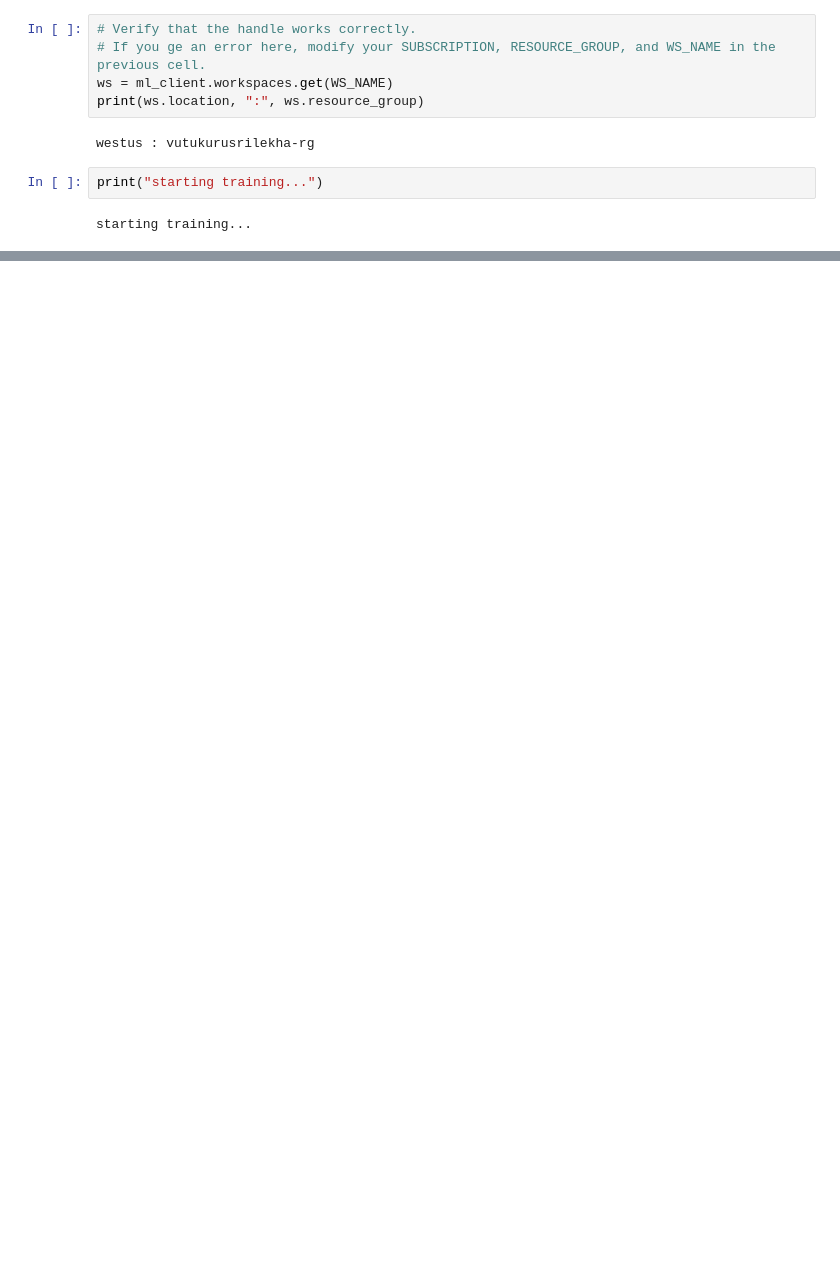
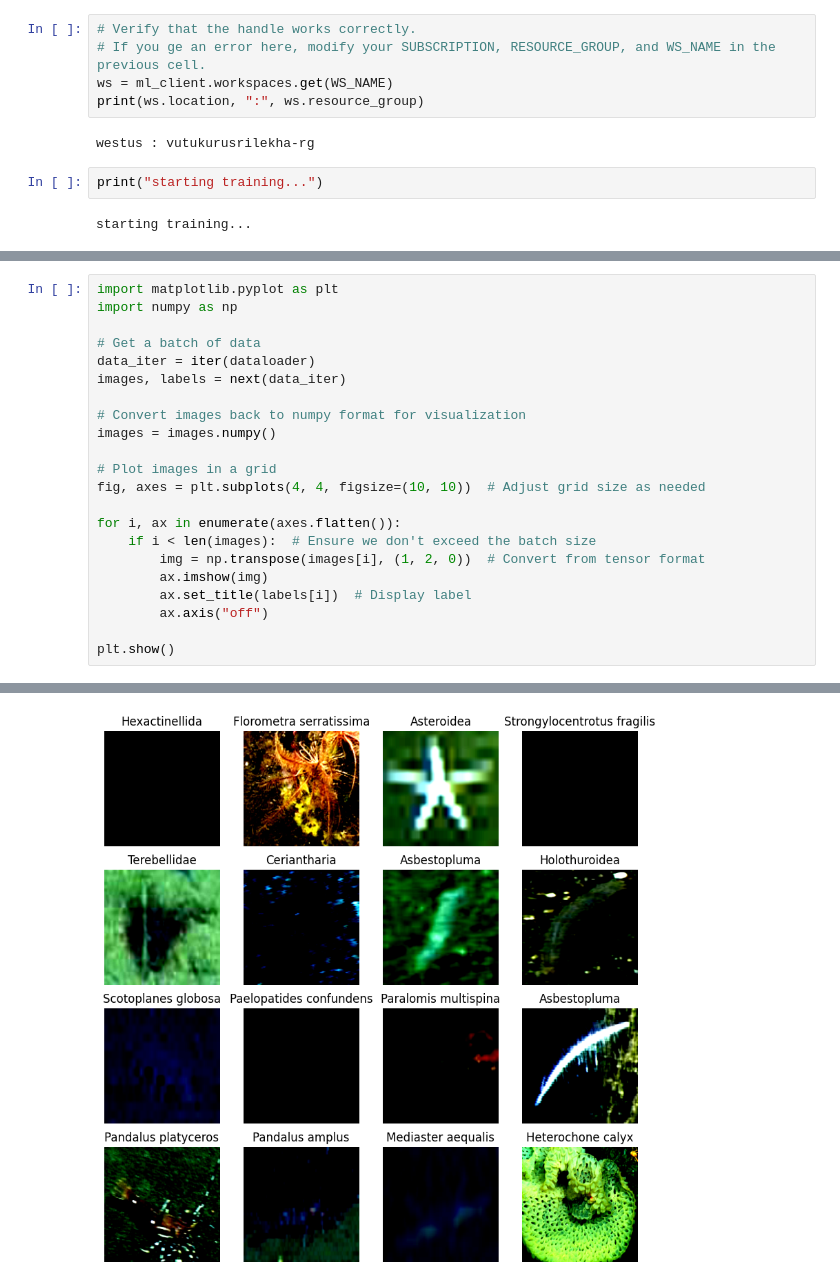
Before and after one commit to srilekhavv/fathom-net-kaggle-comp, a Jupyter notebook: train.ipynb, the cells around one changed output, grey strips where cells are left out. Saved outputs shown, nothing was run; the diff lists cells and outputs as text; blank space fills up the shorter version.

Commit message:
data is now ready to be used

```diff
--- a/train.ipynb
+++ b/train.ipynb
@@ -35,0 +67,23 @@ starting training...
+# %%
+import matplotlib.pyplot as plt
+import numpy as np
+
+# Get a batch of data
+data_iter = iter(dataloader)
+images, labels = next(data_iter)
+
+# Convert images back to numpy format for visualization
+images = images.numpy()
+
+# Plot images in a grid
+fig, axes = plt.subplots(4, 4, figsize=(10, 10))  # Adjust grid size as needed
+
+for i, ax in enumerate(axes.flatten()):
+    if i < len(images):  # Ensure we don't exceed the batch size
+        img = np.transpose(images[i], (1, 2, 0))  # Convert from tensor format
+        ax.imshow(img)
+        ax.set_title(labels[i])  # Display label
+        ax.axis("off")
+
+plt.show()
+# %% [output]
@@ -35,0 +106 @@ starting training...
+[figure, added]
```
Also changed, not shown: parts of 3 cells of this notebook, 3 other files.
